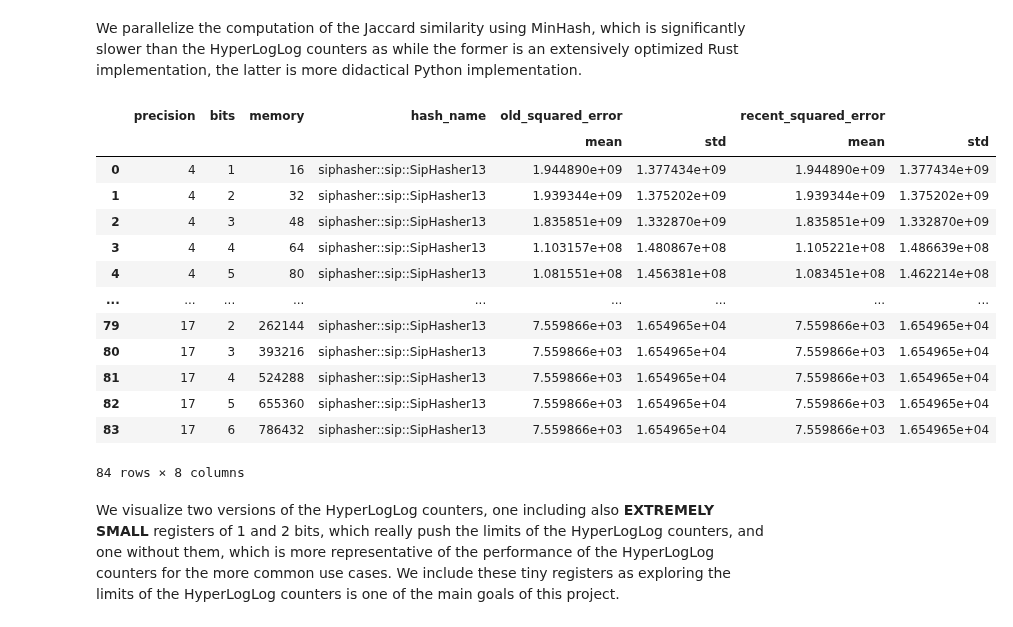
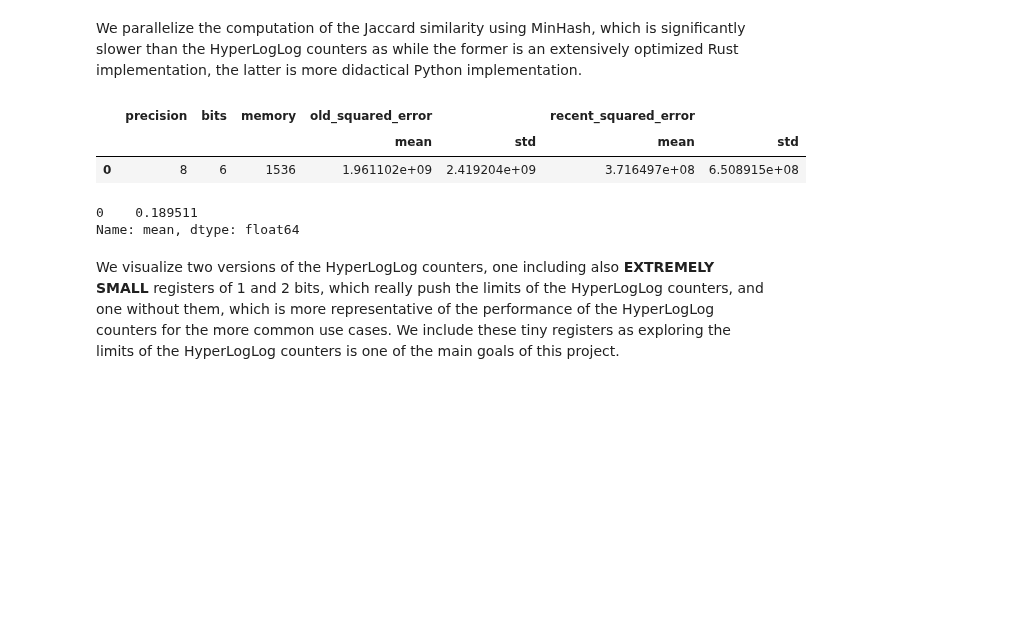
Before and after one commit to LucaCappelletti94/hyperloglog-rs, a Jupyter notebook: Union evaluations.ipynb, the cells around one changed output. Drawn from its saved outputs; the diff is of its cells as text; code cells hidden in the pictures; blank space fills up the shorter version.

```diff
--- a/Union evaluations.ipynb
+++ b/Union evaluations.ipynb
@@ -27,0 +28,12 @@ df
+# %%
+from glob import glob
+import pandas as pd
+from tqdm.auto import tqdm
+
+df = pd.concat([
+    pd.read_csv(path, sep="\t")
+    for path in tqdm(glob("union_test/*.tsv.gz"))
+])
+
+df["memory"] = 2**df.precision * df.bits
+df
@@ -27,0 +54,8 @@ df
+# %%
+import numpy as np
+
+df["mse_hll"] = (df.exact - df.hll)**2
+df["mse_nn"] = (df.exact - df.nn)**2
+df["mse_rates"] = np.log((df.exact - df.nn)**2 / (df.exact - df.hll)**2)
+
+(df["mse_rates"] > 1.0).mean()
@@ -51,32 +94,26 @@ number_of_words = [
 # %% [markdown]
 We parallelize the computation of the Jaccard similarity using MinHash, which is significantly slower than the HyperLogLog counters as while the former is an extensively optimized Rust implementation, the latter is more didactical Python implementation.
 # %%
-df["old_squared_error"] = (df.exact - df.old)**2
-df["recent_squared_error"] = (df.exact - df.recent)**2
+df["old_squared_error"] = (df.exact - df.hll)**2
+df["recent_squared_error"] = (df.exact - df.nn)**2
 #df["bounded_squared_error"] = (df.exact - df.bounded_approximation)**2
 columns = [
     "old_squared_error",
     "recent_squared_error",
     #"bounded_squared_error"
 ]
-data_hll = df.groupby(["precision", "bits", "memory", "hash_name"])[columns].agg(["mean", "std"])
+data_hll = df.groupby(["precision", "bits", "memory",])[columns].agg(["mean", "std"])
 data_hll = data_hll.reset_index()
 data_hll
 # %% [output]
-|  | precision | bits | memory | hash_name | old_squared_error |  | recent_squared_error |  |
-|  |  |  |  |  | mean | std | mean | std |
-| 0 | 4 | 1 | 16 | siphasher::sip::SipHasher13 | 1.944890e+09 | 1.377434e+09 | 1.944890e+09 | 1.377434e+09 |
-| 1 | 4 | 2 | 32 | siphasher::sip::SipHasher13 | 1.939344e+09 | 1.375202e+09 | 1.939344e+09 | 1.375202e+09 |
-| 2 | 4 | 3 | 48 | siphasher::sip::SipHasher13 | 1.835851e+09 | 1.332870e+09 | 1.835851e+09 | 1.332870e+09 |
-| 3 | 4 | 4 | 64 | siphasher::sip::SipHasher13 | 1.103157e+08 | 1.480867e+08 | 1.105221e+08 | 1.486639e+08 |
-| 4 | 4 | 5 | 80 | siphasher::sip::SipHasher13 | 1.081551e+08 | 1.456381e+08 | 1.083451e+08 | 1.462214e+08 |
-| ... | ... | ... | ... | ... | ... | ... | ... | ... |
-| 79 | 17 | 2 | 262144 | siphasher::sip::SipHasher13 | 7.559866e+03 | 1.654965e+04 | 7.559866e+03 | 1.654965e+04 |
-| 80 | 17 | 3 | 393216 | siphasher::sip::SipHasher13 | 7.559866e+03 | 1.654965e+04 | 7.559866e+03 | 1.654965e+04 |
-| 81 | 17 | 4 | 524288 | siphasher::sip::SipHasher13 | 7.559866e+03 | 1.654965e+04 | 7.559866e+03 | 1.654965e+04 |
-| 82 | 17 | 5 | 655360 | siphasher::sip::SipHasher13 | 7.559866e+03 | 1.654965e+04 | 7.559866e+03 | 1.654965e+04 |
-| 83 | 17 | 6 | 786432 | siphasher::sip::SipHasher13 | 7.559866e+03 | 1.654965e+04 | 7.559866e+03 | 1.654965e+04 |
+|  | precision | bits | memory | old_squared_error |  | recent_squared_error |  |
+|  |  |  |  | mean | std | mean | std |
+| 0 | 8 | 6 | 1536 | 1.961102e+09 | 2.419204e+09 | 3.716497e+08 | 6.508915e+08 |
-84 rows × 8 columns
+# %%
+data_hll.recent_squared_error["mean"] / data_hll.old_squared_error["mean"]
+# %% [output]
+0    0.189511
+Name: mean, dtype: float64
 # %% [markdown]
 We visualize two versions of the HyperLogLog counters, one including also **EXTREMELY SMALL** registers of 1 and 2 bits, which really push the limits of the HyperLogLog counters, and one without them, which is more representative of the performance of the HyperLogLog counters for the more common use cases. We include these tiny registers as exploring the limits of the HyperLogLog counters is one of the main goals of this project.
 # %%
```
Also changed, not shown: parts of 5 cells of this notebook, 19 other files.
